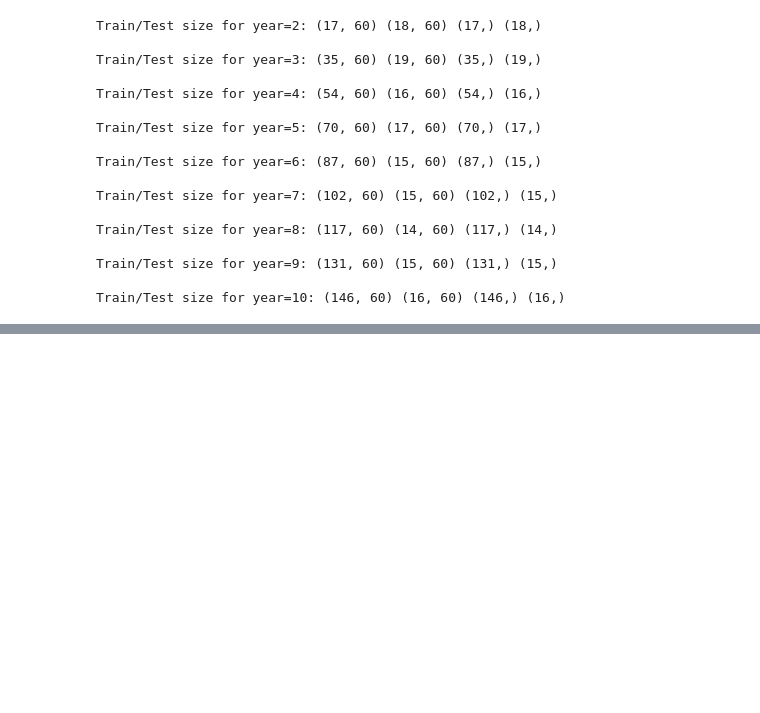
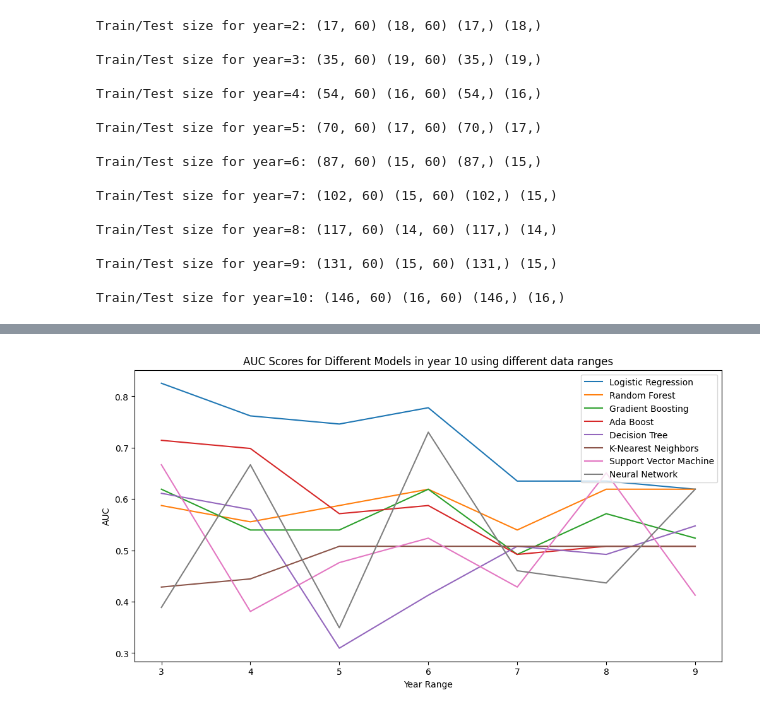
Before and after one commit to jmisidro/FEUP_ML, a Jupyter notebook: src/classification.ipynb, the cells around one changed output, grey strips where cells are left out. Cells and saved outputs as stored; diff of their text form; code cells hidden in the pictures; blank space fills up the shorter version.

```diff
--- a/src/classification.ipynb
+++ b/src/classification.ipynb
@@ -90,11 +90,15 @@ def calculate_class_distribution_similarity(df, y_train, y_test):
     return class_distribution_similarity
 
 # Update the train_model function to include imputation
-def train_model(df, year):
+def train_model(df, year, maximum_diff = 0):
     # Remove rows with missing values
     df.dropna(inplace=True)
 
-    teams_df_train = df[df['year'] < year]
+    teams_df_train = None
+    if (maximum_diff != 0):
+        teams_df_train = df[(df['year'] < year) &  (df['year'] >= year - maximum_diff)]
+    else:
+        teams_df_train = df[df['year'] < year]
     teams_df_test = df[df['year'] == year]
 
     X_train = teams_df_train.drop("playoff", axis=1)  # Features
@@ -108,11 +112,11 @@ def train_model(df, year):
     return X_train, y_train, X_test, y_test
 
 # create a final dataset with the predictions: team, playoff, prediction (a probability between 0 and 1)
-def create_predictions(df, year, model, distribution_similarity=True):
+def create_predictions(df, year, model, maximum_diff = 0,distribution_similarity=True):
     # Create a copy of the original dataset
     new_df = df.copy()
 
-    X_train, y_train, X_test, y_test = train_model(new_df, year)
+    X_train, y_train, X_test, y_test = train_model(new_df, year,maximum_diff)
 
     # Check if the class distribution is similar between the training and test sets
     if distribution_similarity:
@@ -335,0 +336,70 @@ Train/Test size for year=10: (146, 60) (16, 60) (146,) (16,)
+# %%
+# Test various models and see which one performs the best
+models = {
+    "Logistic Regression": LogisticRegression(max_iter=1000),
+    "Random Forest": RandomForestClassifier(n_estimators=1000),
+    "Gradient Boosting": GradientBoostingClassifier(n_estimators=1000, learning_rate=0.3),
+    "Ada Boost": AdaBoostClassifier(),
+    "Decision Tree": DecisionTreeClassifier(max_depth=10, min_samples_split=5),
+    "K-Nearest Neighbors": KNeighborsClassifier(n_neighbors=8, weights='distance'),
+    "Support Vector Machine": SVC(probability=True),
+    "Neural Network": MLPClassifier(solver='adam')
+}
+
+min_diff = 3 # we train using at least data from 2 years ago
+max_diff = 9 # we train using at most data from 9 years ago
+
+# Create a dictionary to store the AUC, accuracy and precision scores for each model
+auc_scores = {}
+accuracy_scores = {}
+precision_scores = {}
+
+for name, model in models.items():
+    print(f"\nTraining model: {name}")
+    auc_scores[name] = []
+    accuracy_scores[name] = []
+    precision_scores[name] = []
+
+    for i in range(min_diff, max_diff + 1):
+        # make predictions for year 10 using different amounts of data ( 2 to 10 years ago)
+        new_df = create_predictions(df, 10, model, maximum_diff=i,distribution_similarity=False)
+        auc_scores[name].append(roc_auc_score(new_df['playoff'], new_df['prediction_proba']))
+        accuracy_scores[name].append(accuracy_score(new_df['playoff'], new_df['prediction']))
+        precision_scores[name].append(precision_score(new_df['playoff'], new_df['prediction']))
+
+# Plot the AUC scores for each model
+plt.figure(figsize=(12, 6))
+
+for name, scores in auc_scores.items():
+    plt.plot(range(min_diff, max_diff + 1), scores, label=name)
+
+plt.xlabel("Year Range")
+plt.ylabel("AUC")
+plt.title("AUC Scores for Different Models in year 10 using different data ranges")
+plt.legend()
+plt.show()
+
+# Plot the accuracy scores for each model
+plt.figure(figsize=(12, 6))
+
+for name, scores in accuracy_scores.items():
+    plt.plot(range(min_diff, max_diff + 1), scores, label=name)
+
+plt.xlabel("Year Range")
+plt.ylabel("Accuracy")
+plt.title("Accuracy Scores for Different Models in year 10 using different data ranges")
+plt.legend()
+plt.show()
+
+# Plot the precision scores for each model
+plt.figure(figsize=(12, 6))
+
+for name, scores in precision_scores.items():
+    plt.plot(range(min_diff, max_diff + 1), scores, label=name)
+
+plt.xlabel("Year Range")
+plt.ylabel("Precision")
+plt.title("Precision Scores for Different Models in year 10 using different data ranges")
+plt.legend()
+plt.show()
+# %% [output]
@@ -335,0 +484 @@ Train/Test size for year=10: (146, 60) (16, 60) (146,) (16,)
+[figure, added]
```
Also changed, not shown: parts of 6 cells of this notebook, 9 other files.
